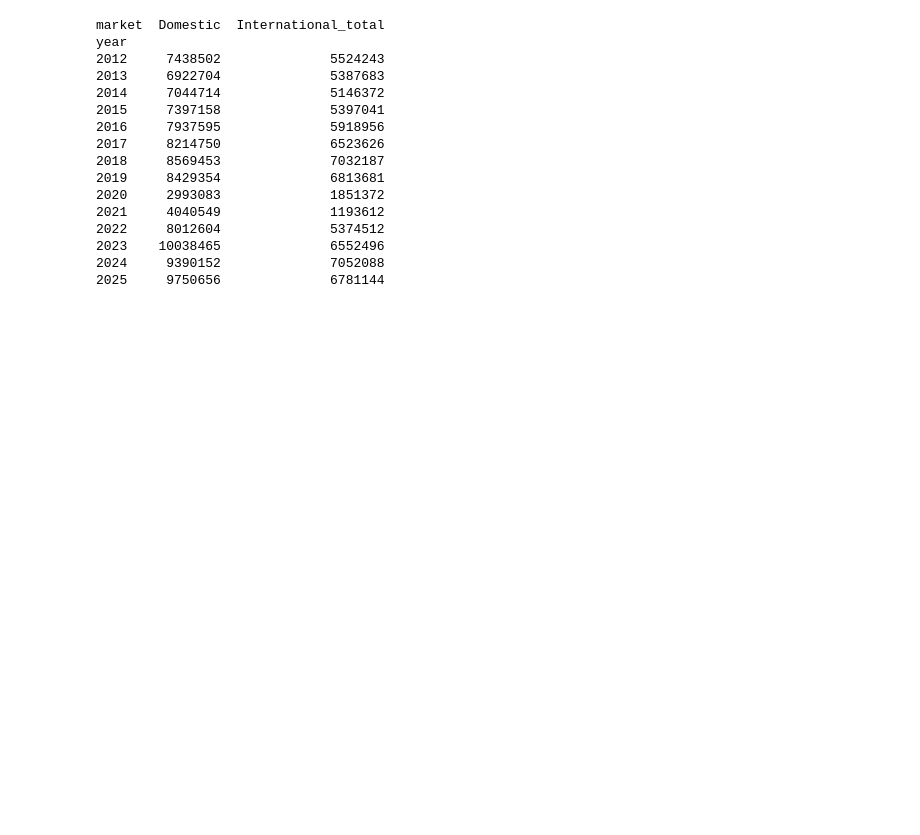
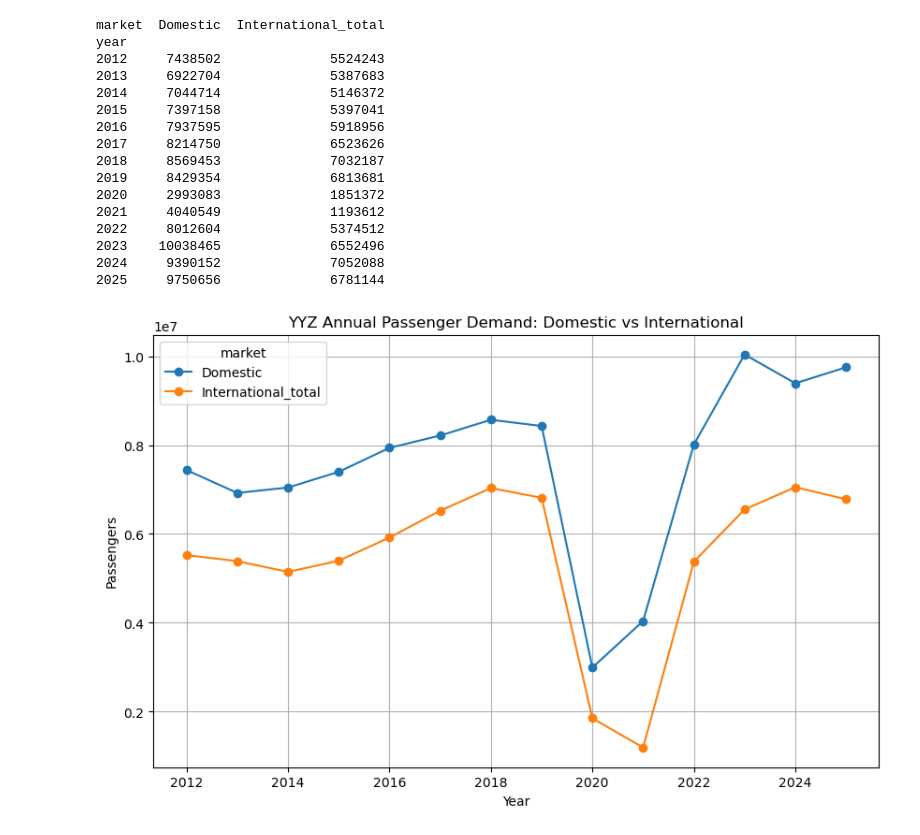
Before and after one commit to MohammedUsman-hub/AirportForecastYYZ, a Jupyter notebook: forecastingAssignment.ipynb, the cells around one changed output. Cells and saved outputs as stored; diff of their text form; code cells hidden in the pictures; blank space fills up the shorter version.

Commit message:
plot dom v inter

```diff
--- a/forecastingAssignment.ipynb
+++ b/forecastingAssignment.ipynb
@@ -175,3 +175,12 @@ year
 2023    10038465              6552496
 2024     9390152              7052088
 2025     9750656              6781144
+# %%
+capacity_df.plot(marker="o", figsize=(10, 6))
+plt.title("YYZ Annual Passenger Demand: Domestic vs International")
+plt.xlabel("Year")
+plt.ylabel("Passengers")
+plt.grid(True)
+plt.show()
+# %% [output]
+[figure, added]
```
